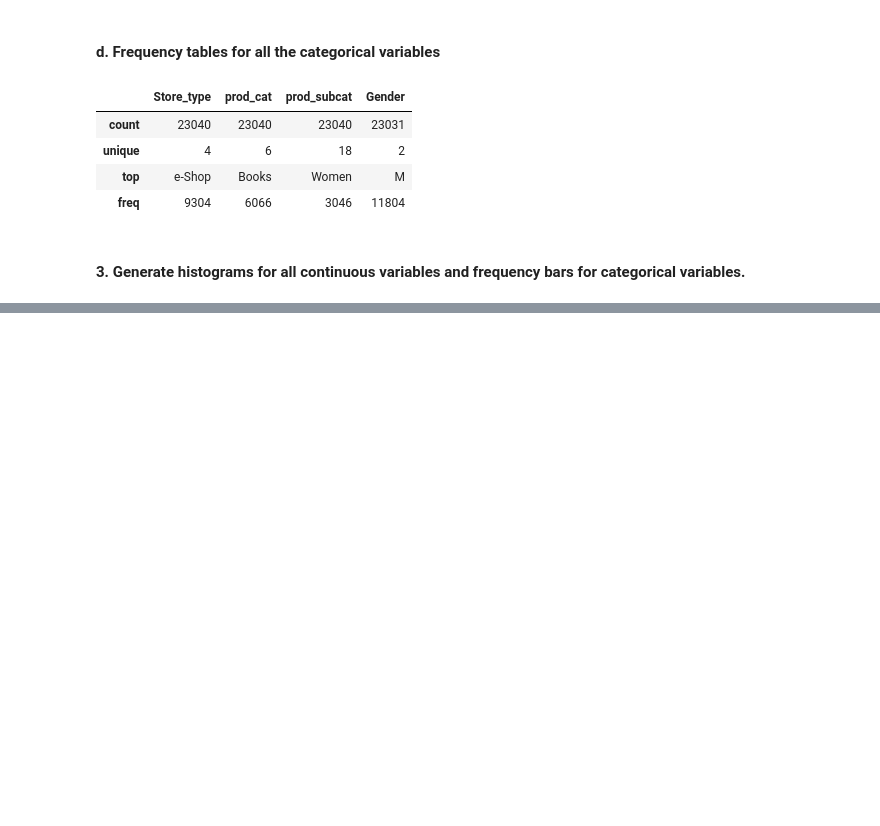
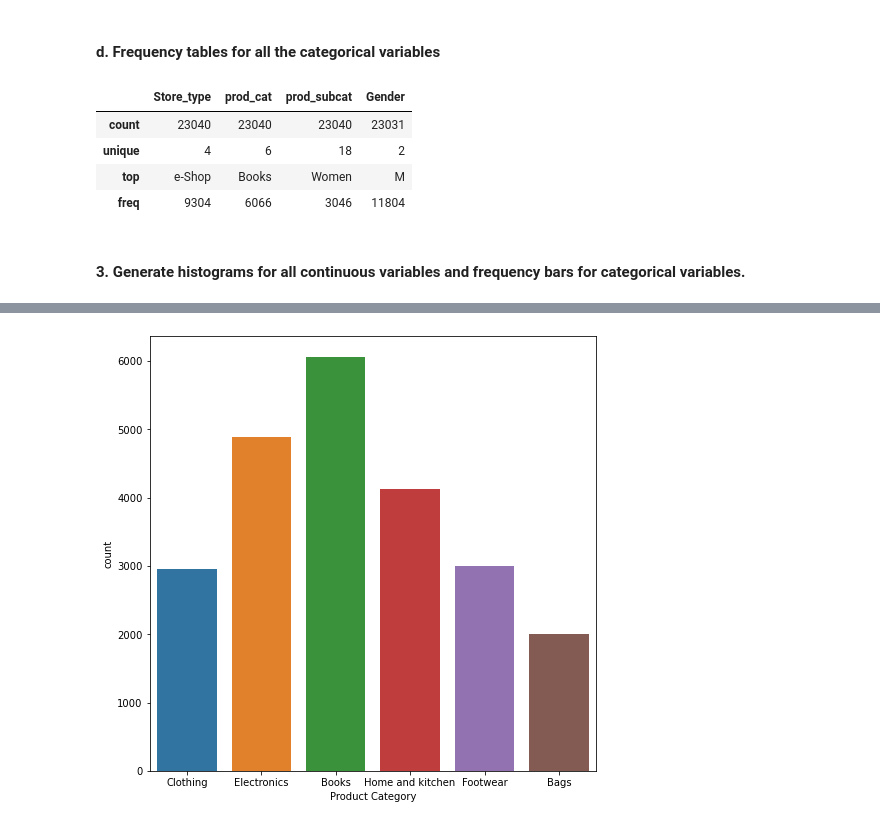
Before and after one commit to r5five/Python-Retail-Data-Analysis, a Jupyter notebook: PythonRetailDataAnalysis.ipynb, the cells around one changed output, grey strips where cells are left out. Cells and saved outputs as stored; diff of their text form; code cells hidden in the pictures; blank space fills up the shorter version.

```diff
--- a/PythonRetailDataAnalysis.ipynb
+++ b/PythonRetailDataAnalysis.ipynb
@@ -281,0 +322,7 @@ customer_final.loc[:,customer_final.dtypes=="object"].describe()
+# %%
+plt.figure(figsize=(8,8))
+sns.countplot(category_customer['prod_cat'])
+plt.xlabel('Product Category')
+plt.show()
+# %% [output]
+[figure, added]
```
Also changed, not shown: parts of 28 cells of this notebook.
